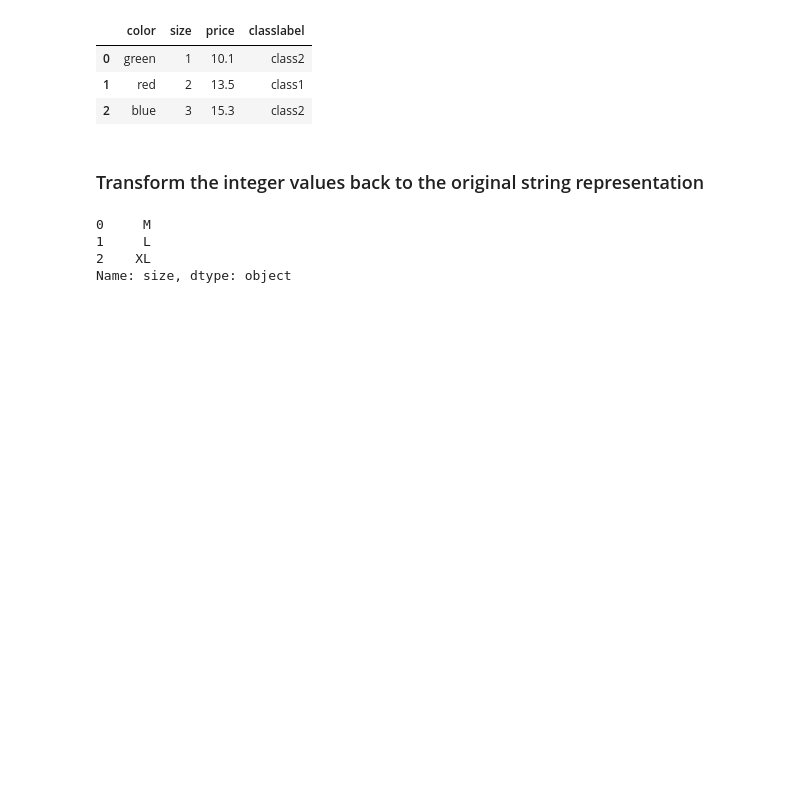
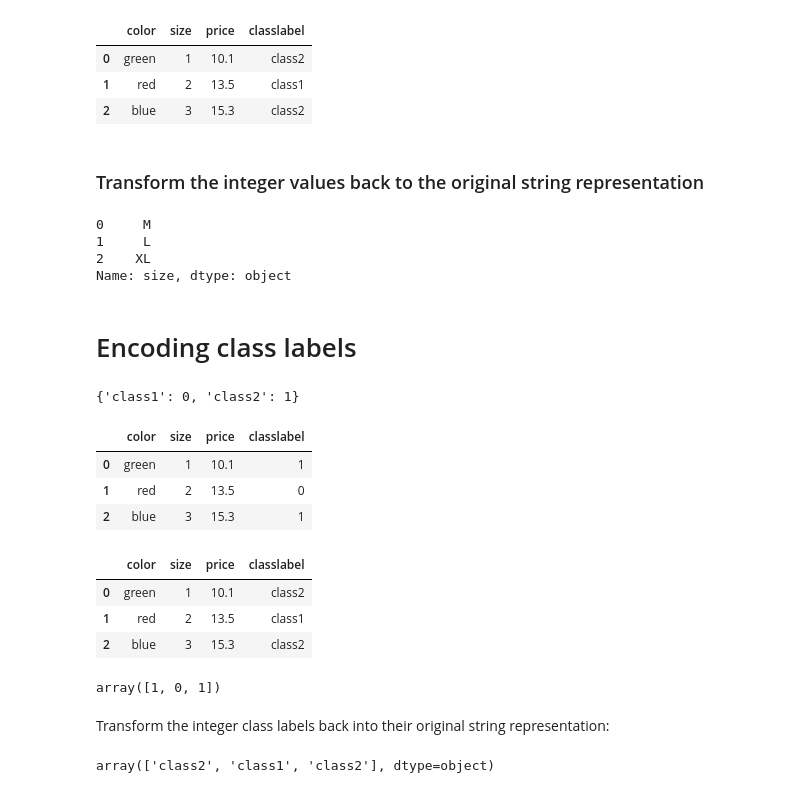
Before and after one commit to mattcvincent/MachineLearningBook, a Jupyter notebook: chapters/Machine_Learning_Book_Ch_4.ipynb, the cells around one changed output. Cells and saved outputs as stored; diff of their text form; code cells hidden in the pictures; blank space fills up the shorter version.

Commit message:
Encoding class labels

```diff
--- a/chapters/Machine_Learning_Book_Ch_4.ipynb
+++ b/chapters/Machine_Learning_Book_Ch_4.ipynb
@@ -117,3 +117,42 @@ df['size'].map(inv_size_mapping)
 1     L
 2    XL
 Name: size, dtype: object
+# %% [markdown]
+# Encoding class labels
+# %%
+import numpy as np
+class_mapping = {label: idx for idx, label in
+                 enumerate(np.unique(df['classlabel']))}
+class_mapping
+# %% [output]
+{'class1': 0, 'class2': 1}
+# %%
+df['classlabel'] = df['classlabel'].map(class_mapping)
+df
+# %% [output]
+|  | color | size | price | classlabel |
+| 0 | green | 1 | 10.1 | 1 |
+| 1 | red | 2 | 13.5 | 0 |
+| 2 | blue | 3 | 15.3 | 1 |
+# %%
+inv_class_mapping = {v: k for k, v in class_mapping.items()}
+df['classlabel'] = df['classlabel'].map(inv_class_mapping)
+df
+# %% [output]
+|  | color | size | price | classlabel |
+| 0 | green | 1 | 10.1 | class2 |
+| 1 | red | 2 | 13.5 | class1 |
+| 2 | blue | 3 | 15.3 | class2 |
+# %%
+from sklearn.preprocessing import LabelEncoder
+class_le = LabelEncoder()
+y = class_le.fit_transform(df['classlabel'].values)
+y
+# %% [output]
+array([1, 0, 1])
+# %% [markdown]
+Transform the integer class labels back into their original string representation:
+# %%
+class_le.inverse_transform(y)
+# %% [output]
+array(['class2', 'class1', 'class2'], dtype=object)
```
